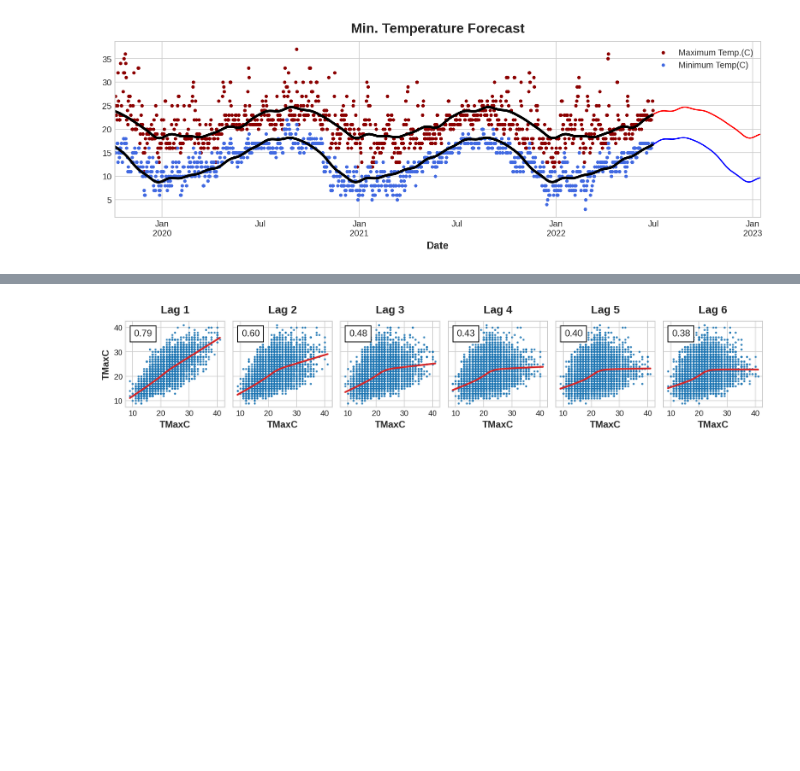
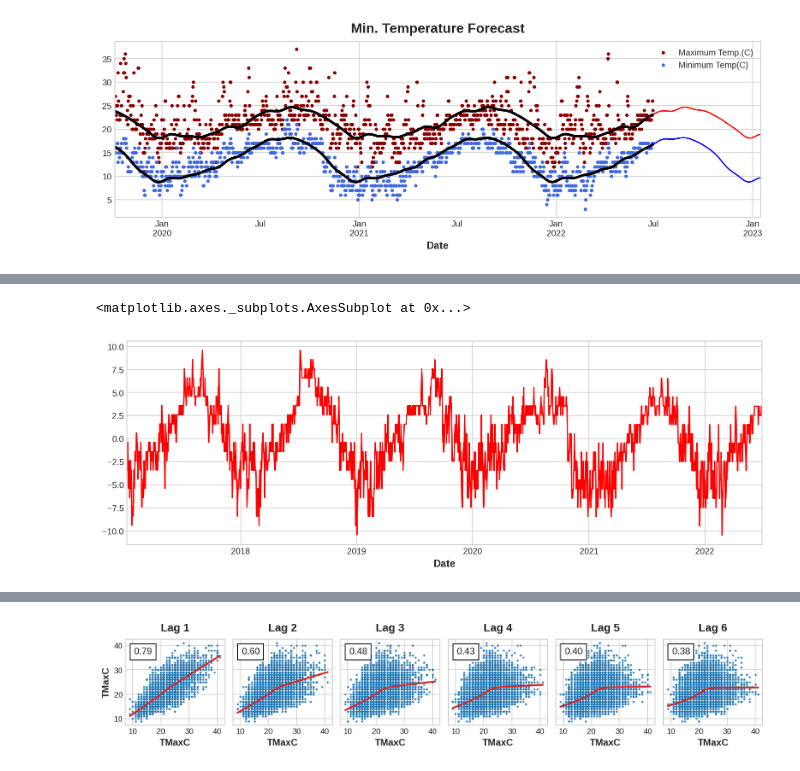
Before and after one commit to gunayyy21/Personal-Projects, a Jupyter notebook: LA weather time-analysis.ipynb, the cells around one changed output, grey strips where cells are left out. Drawn from its saved outputs; the diff is of its cells as text; code cells hidden in the pictures; blank space fills up the shorter version.

```diff
--- a/LA weather time-analysis.ipynb
+++ b/LA weather time-analysis.ipynb
@@ -465,0 +451,4 @@ y_pred_trend_max.index = y_pred_trend.index.map(pd.to_datetime)
+# %%
+# Defining targets
+y_pred_trend_max = y_pred_trend["Max Prediction"]
+y_pred_trend_min = y_pred_trend["Min Prediction"]
@@ -465,0 +472,5 @@ y_pred_trend_max.index = y_pred_trend.index.map(pd.to_datetime)
+# %%
+y_detrended_min[-2000:].plot(color="red")
+# %% [output]
+<matplotlib.axes._subplots.AxesSubplot at 0x...>
+[figure, added]
```
Also changed, not shown: parts of 86 cells of this notebook.
